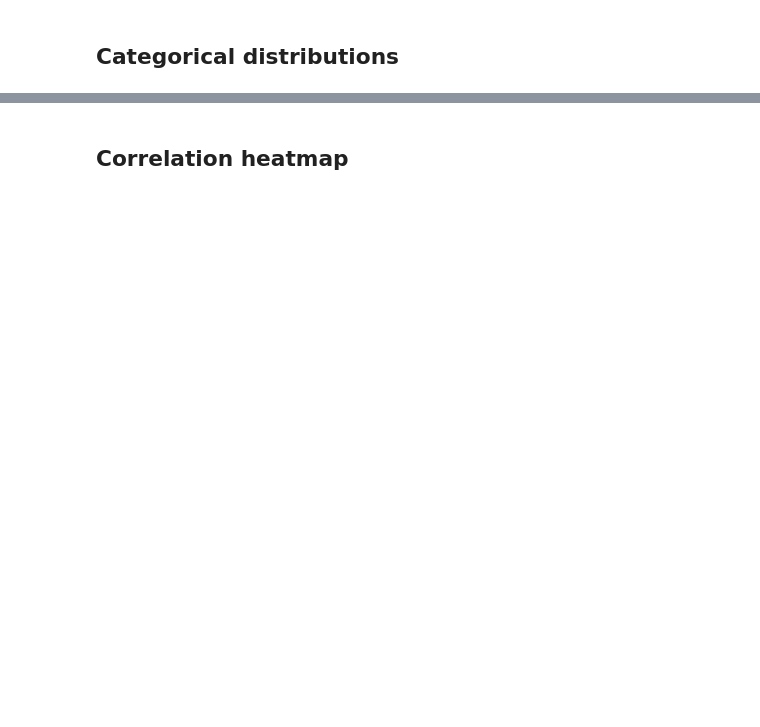
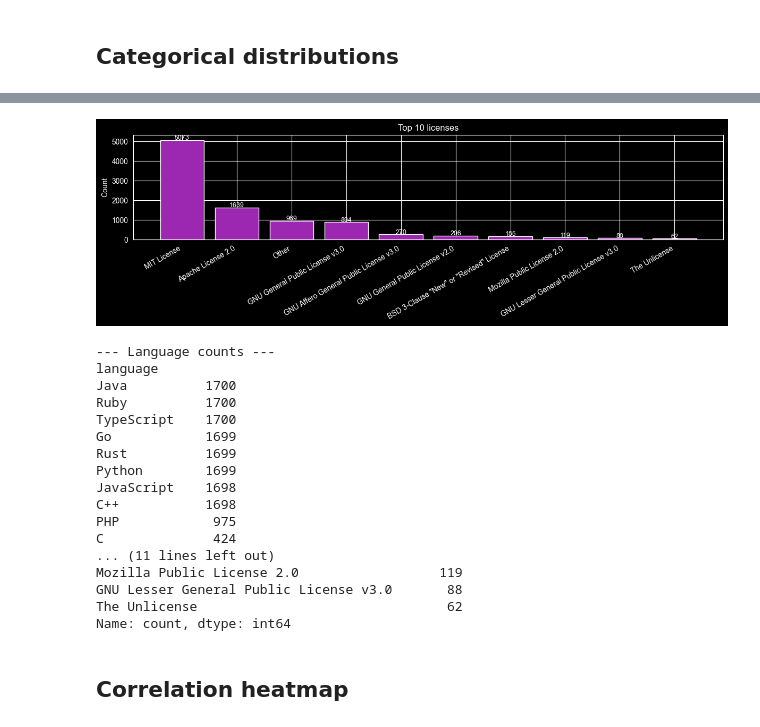
Before and after one commit to ism4il-04/github-repo-activity-classifier, a Jupyter notebook: notebooks/01_discovery.ipynb, the cells around one changed output, grey strips where cells are left out. Cells and saved outputs as stored; diff of their text form; code cells hidden in the pictures; blank space fills up the shorter version.

```diff
--- a/notebooks/01_discovery.ipynb
+++ b/notebooks/01_discovery.ipynb
@@ -181,3 +197,42 @@ Name: count, dtype: int64
+# %%
+# --- License distribution ---
+fig, ax = plt.subplots(figsize=(12, 4))
+lic_counts = df['license'].value_counts().head(10)
+x = range(len(lic_counts))
+bars = ax.bar(x, lic_counts.values, color='#9C27B0')
+ax.set_title('Top 10 licenses', fontsize=12)
+ax.set_ylabel('Count')
+ax.set_xticks(x)
+ax.set_xticklabels(lic_counts.index, rotation=30, ha='right')
+for bar, val in zip(bars, lic_counts.values):
+    ax.text(bar.get_x() + bar.get_width()/2, bar.get_height() + 10,
+            str(val), ha='center', fontsize=9)
+plt.tight_layout()
+plt.show()
+
+print('--- Language counts ---')
+print(df['language'].value_counts().head(10))
+print('\n--- License counts ---')
+print(df['license'].value_counts().head(10))
+# %% [output]
+[figure, added]
+--- Language counts ---
+language
+Java          1700
+Ruby          1700
+TypeScript    1700
+Go            1699
+Rust          1699
+Python        1699
+JavaScript    1698
+C++           1698
+PHP            975
+C              424
+... (11 lines left out)
+Mozilla Public License 2.0                  119
+GNU Lesser General Public License v3.0       88
+The Unlicense                                62
+Name: count, dtype: int64
 # %% [markdown]
 ## Correlation heatmap
 # %%
```
Also changed, not shown: parts of 12 cells of this notebook, 5 other files.
